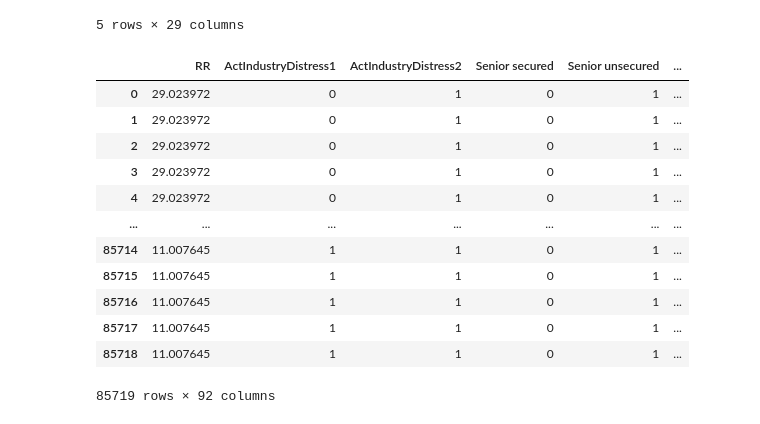
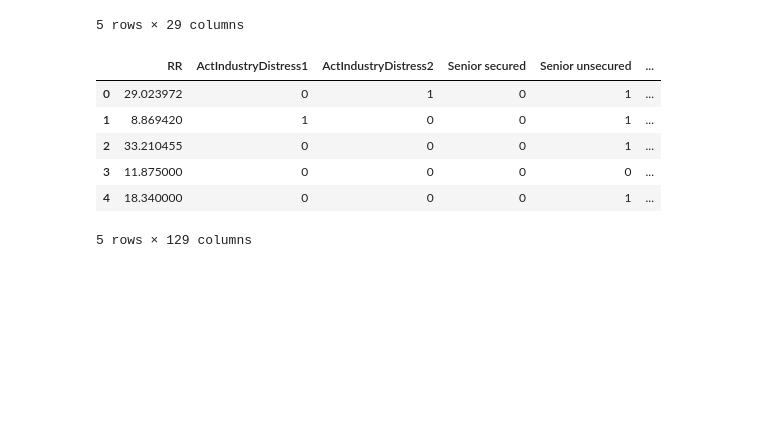
Before and after one commit to constantin1101/LLM_CreditorRRPrediction, a Jupyter notebook: dealer_analysis.ipynb, the cells around one changed output. Cells and saved outputs as stored; diff of their text form; code cells hidden in the pictures; blank space fills up the shorter version.

```diff
--- a/dealer_analysis.ipynb
+++ b/dealer_analysis.ipynb
@@ -60,16 +97,42 @@ credit_df = pd.read_csv('transcripts/credit_df.csv', delimiter='|')
+# %%
+qna_analysis = qna_analysis[["call_ID"] + qna_labels]
+qna_analysis.drop_duplicates(keep='first', inplace=True)
+emotions_presentation = emotions_presentation[["call_ID"] + emotions]
+emotions_presentation.drop_duplicates(keep='first', inplace=True)
+emotions_qna = emotions_qna[["call_ID"] + emotions]
+emotions_qna.drop_duplicates(keep='first', inplace=True)
+emotions_analysts = emotions_analysts[["call_ID"] + emotions]
+emotions_analysts.drop_duplicates(keep='first', inplace=True)
+
+# add qna_labels to the llm_output
+llm_output = pd.merge(llm_analysis, qna_analysis, on='call_ID', how='left')
+llm_output = pd.merge(llm_output, emotions_presentation, on='call_ID', how='left')
+llm_output = pd.merge(llm_output, emotions_qna, on='call_ID', how='left')
+
+for emotion in emotions:
+    llm_output[emotion] = llm_output[f'{emotion}_x'] + llm_output[f'{emotion}_y']
+    llm_output.drop([f'{emotion}_x', f'{emotion}_y'], axis=1, inplace=True)
+    scaler = MinMaxScaler()
+    llm_output[emotion] = scaler.fit_transform(llm_output[[emotion]])
+
+llm_output = pd.merge(llm_output, emotions_analysts, on='call_ID', how='left')
+
+# rename emotions_x to emotions and emotions_y to emotions_analysts
+for emotion in emotions:
+    llm_output.rename(columns={f'{emotion}_x': f'{emotion}', f'{emotion}_y': f'{emotion}_analysts'}, inplace=True)
+
+# transfrom language_accessibility_x and language_accessibility_y to language_accessibility
+llm_output['language_accessibility'] = (llm_output['language_accessibility_x'] + llm_output['language_accessibility_y']) / 2
+llm_output.drop(['language_accessibility_x', 'language_accessibility_y'], axis=1, inplace=True)
+
+llm_output.head()
+# %% [output]
+|  | RR | ActIndustryDistress1 | ActIndustryDistress2 | Senior secured | Senior unsecured | ... |
+| 0 | 29.023972 | 0 | 1 | 0 | 1 | ... |
+| 1 | 8.869420 | 1 | 0 | 0 | 1 | ... |
+| 2 | 33.210455 | 0 | 0 | 0 | 1 | ... |
+| 3 | 11.875000 | 0 | 0 | 0 | 0 | ... |
+| 4 | 18.340000 | 0 | 0 | 0 | 1 | ... |
+5 rows × 129 columns
 # %%
-credit_df.merge(dealer_df_limited, on=['CUSIP'], how='inner')
+dealer_df = pd.merge(dealer_df_limited, llm_output, on='CUSIP', how='inner')
-# %% [output]
-|  | RR | ActIndustryDistress1 | ActIndustryDistress2 | Senior secured | Senior unsecured | ... |
-| 0 | 29.023972 | 0 | 1 | 0 | 1 | ... |
-| 1 | 29.023972 | 0 | 1 | 0 | 1 | ... |
-| 2 | 29.023972 | 0 | 1 | 0 | 1 | ... |
-| 3 | 29.023972 | 0 | 1 | 0 | 1 | ... |
-| 4 | 29.023972 | 0 | 1 | 0 | 1 | ... |
-| ... | ... | ... | ... | ... | ... | ... |
-| 85714 | 11.007645 | 1 | 1 | 0 | 1 | ... |
-| 85715 | 11.007645 | 1 | 1 | 0 | 1 | ... |
-| 85716 | 11.007645 | 1 | 1 | 0 | 1 | ... |
-| 85717 | 11.007645 | 1 | 1 | 0 | 1 | ... |
-| 85718 | 11.007645 | 1 | 1 | 0 | 1 | ... |
-85719 rows × 92 columns
```
Also changed, not shown: parts of 19 cells of this notebook.
